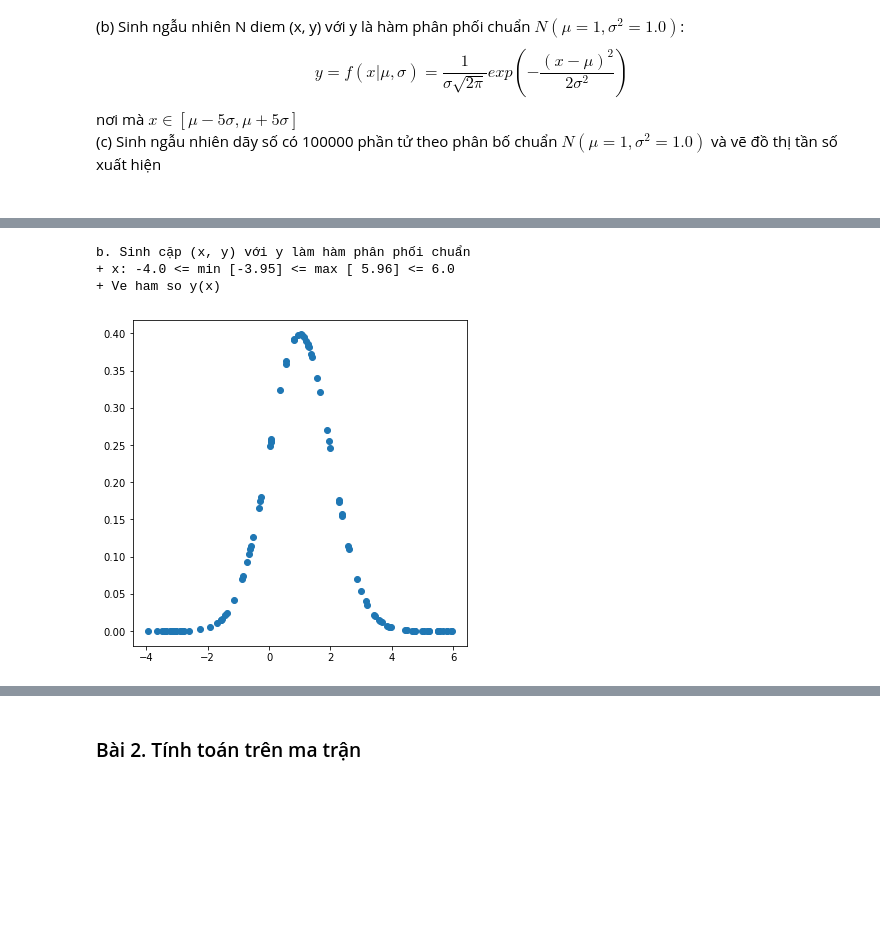
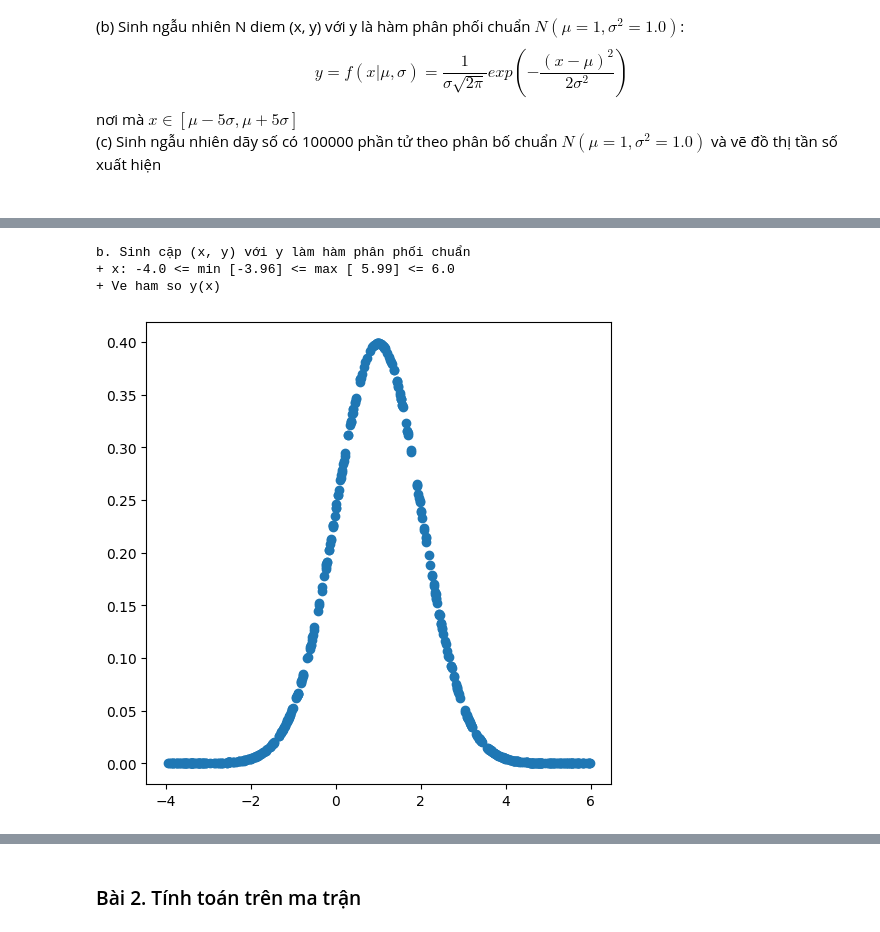
Before and after one commit to Mint0511/Data-analytics, a Jupyter notebook: lab2_NguyenVanMinh_3122410242 / 04_exercise_02.ipynb, the cells around one changed output, grey strips where cells are left out. Drawn from its saved outputs; the diff is of its cells as text; code cells hidden in the pictures; blank space fills up the shorter version.

```diff
--- a/lab2_NguyenVanMinh_3122410242 / 04_exercise_02.ipynb
+++ b/lab2_NguyenVanMinh_3122410242 / 04_exercise_02.ipynb
@@ -158,19 +167,26 @@ a. Sinh ngẫu nhiên theo phân bố đều
 # %%
-""" CÁC BẠN LÀM BÀI Ở ĐÂY """
+mu = 1
+sigma = 1.0
+N = 500
+# Sử dụng np.random.rand để sinh x trong [mu-5*sigma, mu+5*sigma]
+x_min, x_max = mu - 5*sigma, mu + 5*sigma
+x = np.random.rand(N) * (x_max - x_min) + x_min
+# Tính y theo hàm phân phối chuẩn
+y = (1 / (sigma * np.sqrt(2*np.pi))) * np.exp(-(x - mu)**2 / (2*sigma**2))
 # Sử dụm hàm np.random.rand() sinh số ngẫu nhiên trong [0,1) --> [0,1) * (b - a) + a --> [a, b)
 # Sử dụng hàm sau để tính hàm xác suất chuẩn N(m, s): np.sqrt, np.exp
 # ...
 
 print("b. Sinh cặp (x, y) với y làm hàm phân phối chuẩn")
 print(f"+ x: {x_min} <= min [{np.min(x): .2f}] <= max [{np.max(x): .2f}] <= {x_max}")
 print(f"+ Ve ham so y(x)")
 plt.figure(figsize=(6,6))      # kich thuoc ban ve
 plt.scatter(x, y)              # ve cac diem (xi, yi)
 plt.savefig("4b.png")          #  luu do thi
 plt.show()                     #  hien thi do thi
 # %% [output]
 b. Sinh cặp (x, y) với y làm hàm phân phối chuẩn
-+ x: -4.0 <= min [-3.95] <= max [ 5.96] <= 6.0
++ x: -4.0 <= min [-3.96] <= max [ 5.99] <= 6.0
 + Ve ham so y(x)
-[figure, old version]
+[figure, new version]
 # %%
```
Also changed, not shown: parts of 16 cells of this notebook.
